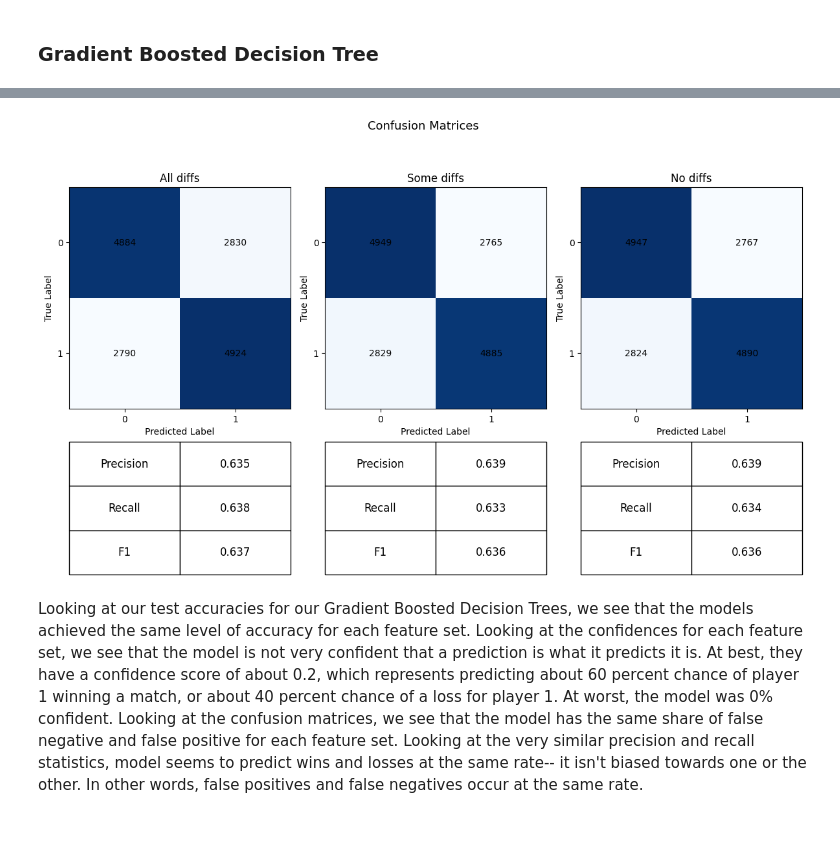
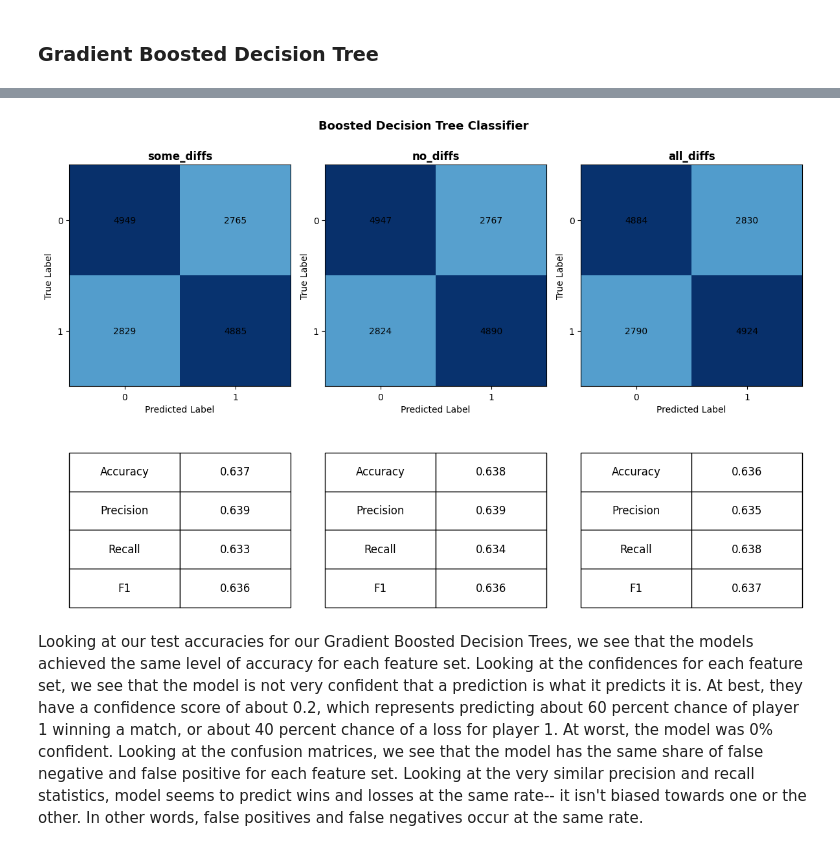
Before and after one commit to CamBitter/RallyRF, a Jupyter notebook: report.ipynb, the cells around one changed output, grey strips where cells are left out. Cells and saved outputs as stored; diff of their text form; code cells hidden in the pictures.

```diff
--- a/report.ipynb
+++ b/report.ipynb
@@ -456,7 +456,7 @@ for feature_set in ["no_diffs.csv", "all_diffs.csv"]:
     test_accuracy = (Y_test_pred == Y_test).mean()
     print(f"{feature_set[:-4]} Test Accuracy: {test_accuracy * 100:.2f}%")
 
-    rf_preds_dict[feature_set] = Y_test_pred
+    rf_test_preds_dict[feature_set] = Y_test_pred
     rf_confidence_dict[feature_set] = Y_test_confidence
 # %% [output]
 no_diffs Test Accuracy: 62.88%
@@ -602,7 +606,8 @@ from src.boosted_tree import BoostedTreeClassifier
 n_trees = 10
 max_depth = 5
 
-boost_preds_dict = {}
+boost_test_preds_dict = {}
+boost_train_preds_dict = {}
 boost_confidence_dict = {}
 
 print("Fitting boosted trees...")
@@ -632,7 +637,8 @@ for feature_set in feature_sets:
     print(f"{feature_set} — Train accuracy: {train_acc:.4f}")
     print(f"{feature_set} — Test accuracy:  {test_acc:.4f}\n")
 
-    boost_preds_dict[feature_set] = Y_test_pred
+    boost_test_preds_dict[feature_set] = Y_test_pred
+    boost_train_preds_dict[feature_set] = Y_train_pred
     boost_confidence_dict[feature_set] = Y_confidence
 
 print(f"Fit done in {time.time() - t0:.3f}s")
@@ -655,7 +661,7 @@ Fit done in 27.811s
 # %%
 for feature_set in feature_sets:
     Y_test = Y_test_dict[feature_set]
-    Y_pred = rf_preds_dict[feature_set]
+    Y_pred = rf_test_preds_dict[feature_set]
     conf   = rf_confidence_dict[feature_set]
 
     test_acc = (Y_pred == Y_test).mean()
@@ -733,13 +741,13 @@ plt.subplots_adjust(bottom=0.35)
 
 for ax, feature_set in zip(axes, feature_sets):
     plot_confusion_matrix(
-        preds=rf_preds_dict[feature_set],
+        preds=rf_test_preds_dict[feature_set],
         true=Y_test_dict[feature_set],
         ax=ax,
         title=feature_set[:-4],
     )
 
-plt.suptitle("Confusion Matrices", fontsize=13)
+plt.suptitle("Random Forest Classifier", fontsize=13)
 plt.tight_layout()
 plt.show()
 # %% [output]
@@ -854,59 +880,20 @@ results.style \
 # %%
-fig, axes = plt.subplots(1, 3, figsize=(12, 7))
+ig, axes = plt.subplots(1, len(feature_sets), figsize=(12, 7))
 plt.subplots_adjust(bottom=0.35)
 
-datasets = [
-    (Y_test_ad, Y_pred_ad, "All diffs"),
-    (Y_test_sd, Y_pred_sd, "Some diffs"),
-    (Y_test_nd, Y_pred_nd, "No diffs"),
-]
+for ax, feature_set in zip(axes, feature_sets):
+    plot_confusion_matrix(
+        preds=boost_test_preds_dict[feature_set],
+        true=Y_test_dict[feature_set],
+        ax=ax,
+        title=feature_set[:-4],
+    )
 
-
-
-matrix = np.zeros((3, 3), dtype=int)
-
-for ax, (Y_test, Y_pred, title) in zip(axes, datasets):
-    conf_mat = np.zeros((2, 2), dtype=int)
-    for true, pred in zip(Y_test.flatten(), Y_pred.flatten()):
-        conf_mat[int(true), int(pred)] += 1
-
-    tn = conf_mat[0, 0]
-    fp = conf_mat[0, 1]
-    fn = conf_mat[1, 0]
-    tp = conf_mat[1, 1]
-
-    prec = tp/(tp + fp)
-    rec = tp/(tp + fn)
-    f1 = 2 * (prec * rec) / (prec + rec)
-
-    ax.imshow(conf_mat, cmap="Blues", origin="upper")
-    ax.set_xticks([0, 1])
-    ax.set_yticks([0, 1])
-    ax.set_xticklabels(["0", "1"])
-    ax.set_yticklabels(["0", "1"])
-    ax.set_xlabel("Predicted Label")
-    ax.set_ylabel("True Label")
-    ax.set_title(title)
-    ax.grid(False)
-
-
-    for i in range(2):
-        for j in range(2):
-            ax.text(j, i, conf_mat[i, j].item(), ha="center", va="center", color="black", size=10)
-    table_data = [
-        ["Precision", f"{prec:.3f}"],
-        ["Recall", f"{rec:.3f}"],
-        ["F1", f"{f1:.3f}"],
-    ]
-    table = ax.table(cellText=table_data, loc="bottom", cellLoc="center", bbox=[0, -0.75, 1, 0.6])
-    table.auto_set_font_size(False)
-    table.set_fontsize(12)
-
-plt.suptitle("Confusion Matrices", fontsize=13)
+plt.suptitle("Boosted Decision Tree Classifier", fontsize=13, fontweight="bold")
 plt.tight_layout()
 plt.show()
 # %% [output]
-[figure, old version]
+[figure, new version]
 # %% [markdown]
 Looking at our test accuracies for our Gradient Boosted Decision Trees, we see that the models achieved the same level of accuracy for each feature set. Looking at the confidences for each feature set, we see that the model is not very confident that a prediction is what it predicts it is. At best, they have a confidence score of about 0.2, which represents predicting about 60 percent chance of player 1 winning a match, or about 40 percent chance of a loss for player 1. At worst, the model was 0% confident. Looking at the confusion matrices, we see that the model has the same share of false negative and false positive for each feature set. Looking at the very similar precision and recall statistics, model seems to predict wins and losses at the same rate-- it isn't biased towards one or the other. In other words, false positives and false negatives occur at the same rate.
 # %% [markdown]
```
Also changed, not shown: parts of 12 cells of this notebook.
